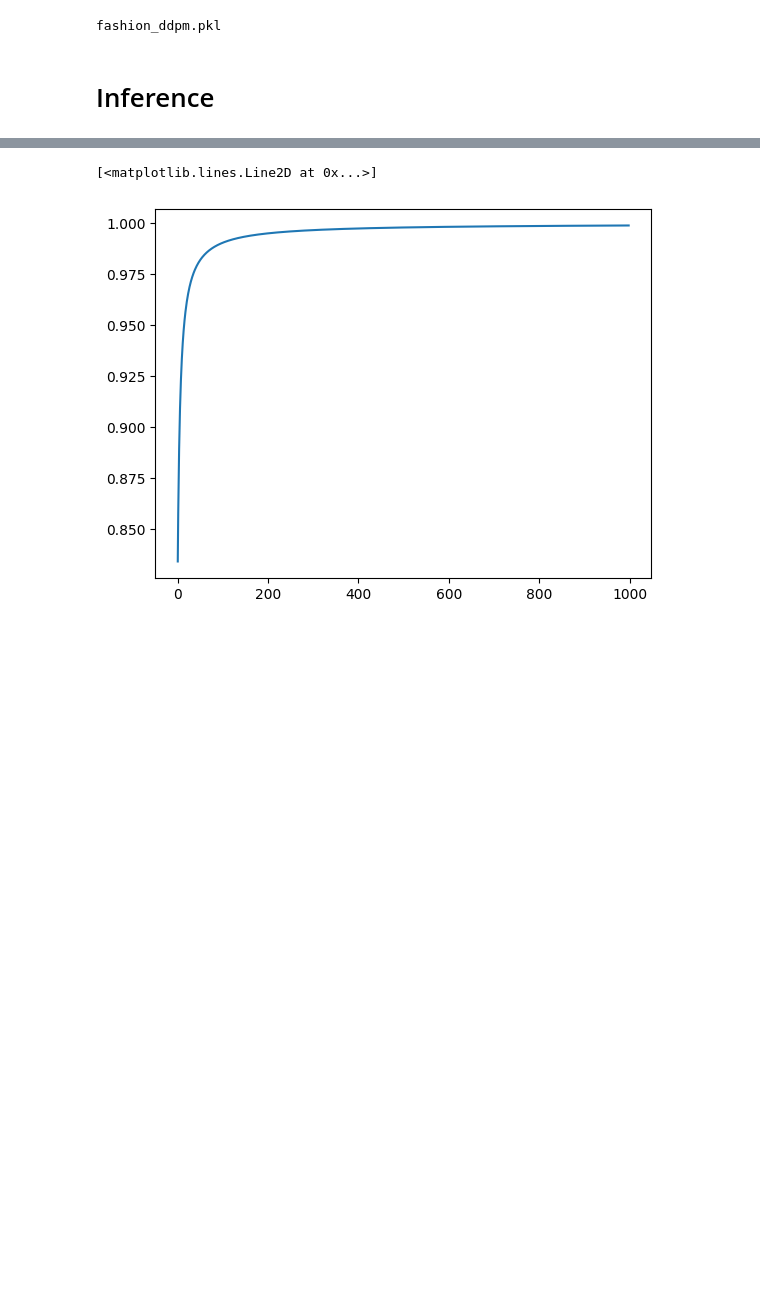
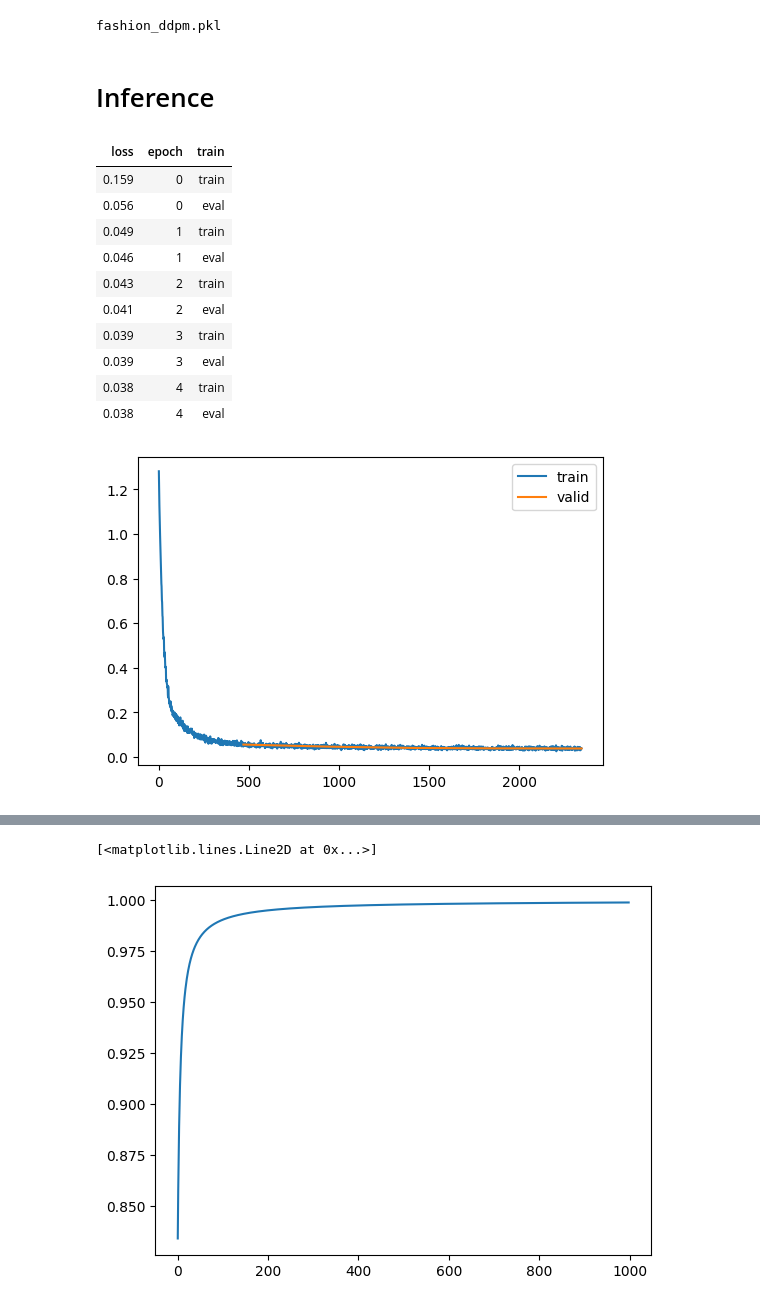
Before and after one commit to pranay8297/fastaip2, a Jupyter notebook: DDPM.ipynb, the cells around one changed output, grey strips where cells are left out. Drawn from its saved outputs; the diff is of its cells as text; code cells hidden in the pictures; blank space fills up the shorter version.

```diff
--- a/DDPM.ipynb
+++ b/DDPM.ipynb
@@ -291,9 +393,27 @@ torch.save(learner.model, mdl_path/'fashion_ddpm.pkl')
 # %%
 model = UnetModel(in_channels=1, out_channels=1, block_out_channels=(32, 64, 128, 128))
-lr_max, epochs = 5e-03, 5
+lr_max, epochs = 1e-03, 5
+ddpm_cb = DDPMCB(1000, 0.0001, 0.002)
 cbs = get_callbacks(nn.BatchNorm2d) + [
-          DDPMPrep(),
+          ddpm_cb,
           BatchSchedulerCB(partial(lr_scheduler.OneCycleLR, max_lr = lr_max, epochs = epochs, steps_per_epoch = len(dls.train))),
           LossMonitoringCB()
       ]
 learner = TrainLearner(model, dls, loss_func = nn.MSELoss(), lr = lr_max, cbs = cbs, opt_func = torch.optim.Adam)
+# learner.model = torch.load(mdl_path/'fashion_ddpm.pkl')
+# %%
+# Trying to replicate whats been happening in Tanishks notebook.
+learner.fit(epochs)
+# %% [output]
+| loss | epoch | train |
+| 0.159 | 0 | train |
+| 0.056 | 0 | eval |
+| 0.049 | 1 | train |
+| 0.046 | 1 | eval |
+| 0.043 | 2 | train |
+| 0.041 | 2 | eval |
+| 0.039 | 3 | train |
+| 0.039 | 3 | eval |
+| 0.038 | 4 | train |
+| 0.038 | 4 | eval |
+[figure, added]
```
Also changed, not shown: parts of 21 cells of this notebook.
